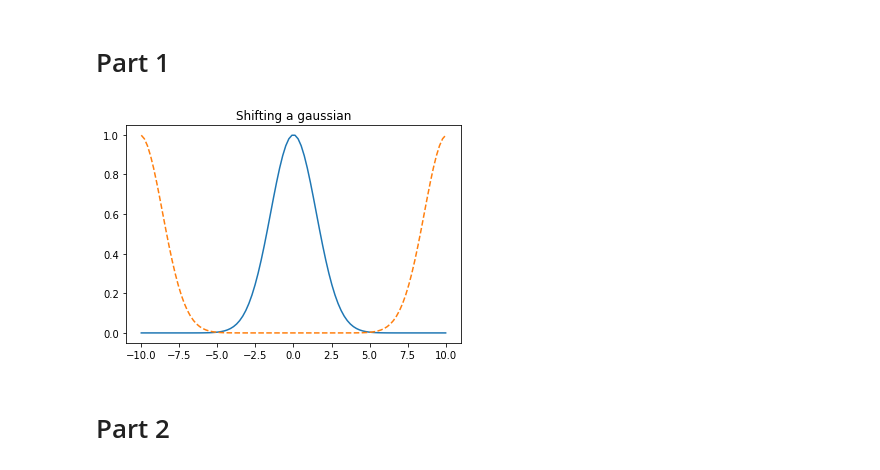
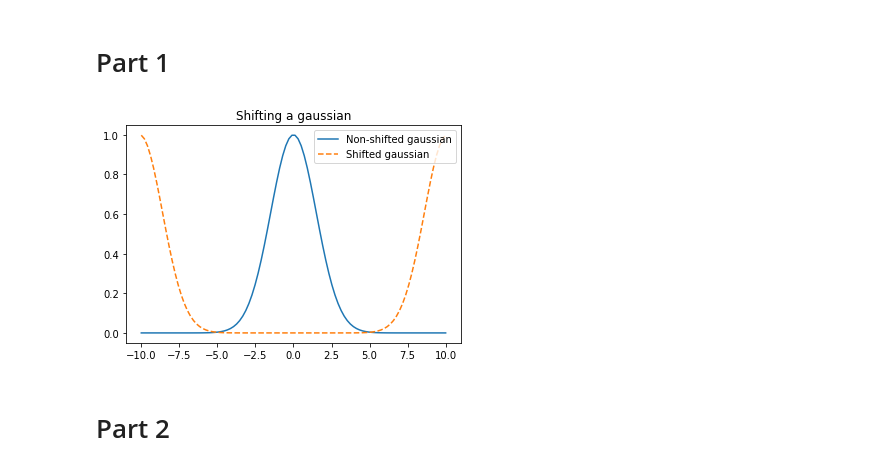
Before and after one commit to lap1dem/PHYS-512, a Jupyter notebook: problem_sets/ps5/ps5.ipynb, the cells around one changed output. Saved outputs shown, nothing was run; the diff lists cells and outputs as text; code cells hidden in the pictures.

```diff
--- a/problem_sets/ps5/ps5.ipynb
+++ b/problem_sets/ps5/ps5.ipynb
@@ -14,16 +14,17 @@ def fftshift(arr, shift):
 # %%
 def gauss(x, sigma=1, A=1):
     return A * np.exp(-0.5 * x**2 / sigma**2)
 
 x = np.linspace(-10, 10, 100)
 y = gauss(x, 1.5)
 
 plt.plot(x, y, label='Non-shifted gaussian')
-plt.plot(x, arr_shift(y, len(y)//2), ls='--', label='Shifted gauusian')
+plt.plot(x, arr_shift(y, len(y)//2), ls='--', label='Shifted gaussian')
 plt.title("Shifting a gaussian")
+plt.legend()
 plt.savefig('gauss_shift.png')
 # %% [output]
-[figure, old version]
+[figure, new version]
 # %% [markdown]
 # Part 2
 # %%
```
Also changed, not shown: parts of 1 cell of this notebook, 3 other files.
